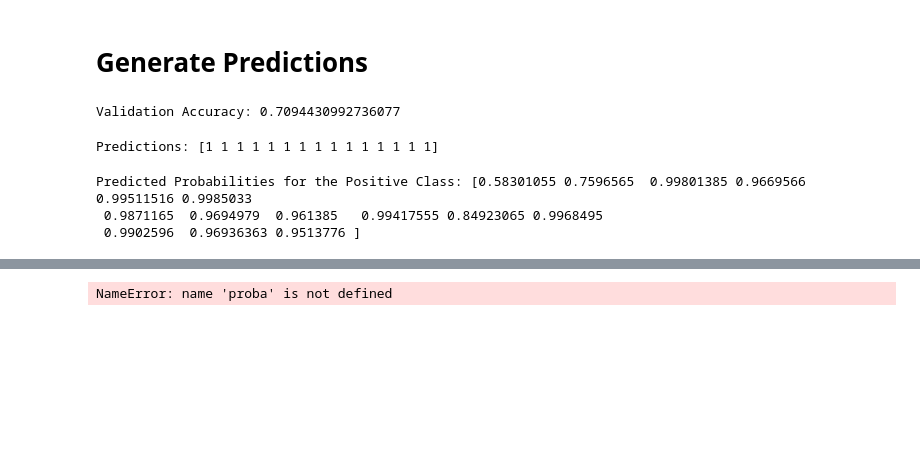
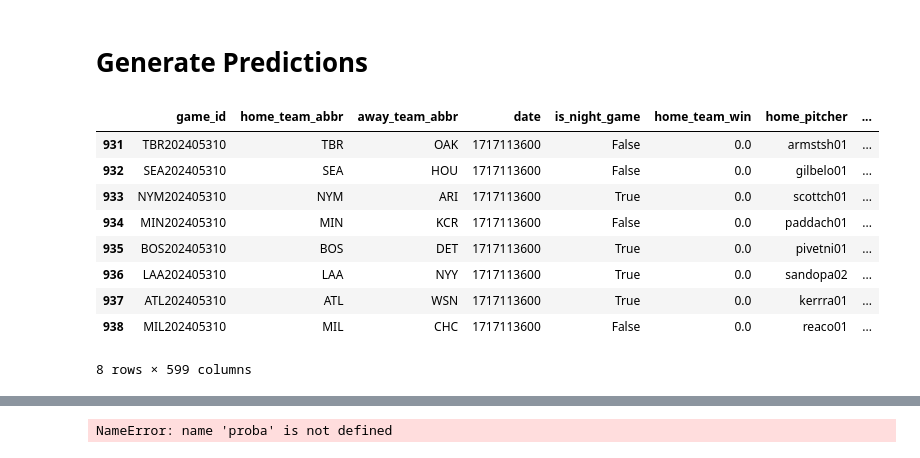
Before and after one commit to JarrettTo/SBAI_MLB, a Jupyter notebook: notebooks/predict.ipynb, the cells around one changed output, grey strips where cells are left out. Drawn from its saved outputs; the diff is of its cells as text; code cells hidden in the pictures; blank space fills up the shorter version.

```diff
--- a/notebooks/predict.ipynb
+++ b/notebooks/predict.ipynb
@@ -146,6 +149,6 @@ Index(['game_id', 'home_team_abbr', 'away_team_abbr', 'date', 'is_night_game',
 #### Rolling 10 Day Stats
 # %%
 b_stats = ['batting_avg','leverage_index_avg', 'onbase_perc', 'onbase_plus_slugging']
-df = features.add_10RA_rolling(batting, df, b_stats, True)
+df = features.add_10RA_rolling(batting, df, b_stats, True,'batting')
 print(df.columns)
 # %% [output]
@@ -176,5 +176,5 @@ pitching['BB_batters_faced'] = pitching['bb'] / pitching['batters_faced']
 
 # create rolling stat
 b_stats = ['earned_run_avg','SO_batters_faced','H_batters_faced','BB_batters_faced']
-df = features.add_10RA_rolling(pitching, df, b_stats, True)
+df = features.add_10RA_rolling(pitching, df, b_stats, True, 'team_pitching')
 # %% [output]
@@ -193,9 +198,10 @@ Name: team, Length: 1718, dtype: object
 # %%
+pitchers['earned_run_avg'] = pd.to_numeric(pitchers['earned_run_avg'], errors='coerce')
 pitchers['SO_batters_faced'] = pitchers['so'] / pitchers['batters_faced']
 pitchers['H_batters_faced'] = pitchers['h'] / pitchers['batters_faced']
 pitchers['BB_batters_faced'] = pitchers['bb'] / pitchers['batters_faced']
 
 # create rolling stat
 b_stats = ['earned_run_avg','SO_batters_faced','H_batters_faced','BB_batters_faced']
-df = features.add_10RA_rolling(pitchers, df, b_stats, False)
+df = features.add_10RA_rolling(pitchers, df, b_stats, False, 'pitcher')
 # %% [output]
@@ -311,3 +295,8 @@ Index(['game_id', 'home_team_abbr', 'away_team_abbr', 'date', 'is_night_game',
+# %%
+if 'away_pitcher' not in df.columns:
+    df['away_pitcher'] = 'Unknown'
+else:
+    df['away_pitcher'].fillna('Unknown', inplace=True)
 # %%
 df = features.add_season_rolling(pitchers, df, pitching_stats, False,'pitcher')
 df.shape
@@ -350,27 +325,0 @@ y_val_encoded = encoder.transform(y_val)
-# %%
-from sklearn.metrics import accuracy_score
-model = xgb.XGBClassifier(objective='binary:logistic', random_state=42)
-model.fit(X_train, y_train_encoded)
-
-# Evaluate the model
-y_pred = model.predict(X_val)
-print("Validation Accuracy:", accuracy_score(y_val_encoded, y_pred))
-# %% [output]
-Validation Accuracy: 0.7094430992736077
-# %%
-filtered_df = df[df['game_id'].isin(test_df['game_id'])]
-X_pred = filtered_df.drop(columns=[
-    'home_team_win', 'home_team_abbr', 'away_team_abbr', 'game_id',
-    'home_pitcher', 'away_pitcher', 'home_team_season', 'away_team_season'
-])
-y_pred = model.predict(X_pred)
-print("Predictions:", y_pred)
-# %% [output]
-Predictions: [1 1 1 1 1 1 1 1 1 1 1 1 1 1 1]
-# %%
-y_pred_proba = model.predict_proba(X_pred)
-print("Predicted Probabilities for the Positive Class:", y_pred_proba[:, 1])
-# %% [output]
-Predicted Probabilities for the Positive Class: [0.58301055 0.7596565  0.99801385 0.9669566  0.99511516 0.9985033
- 0.9871165  0.9694979  0.961385   0.99417555 0.84923065 0.9968495
- 0.9902596  0.96936363 0.9513776 ]
@@ -376,0 +342,13 @@ Predicted Probabilities for the Positive Class: [0.58301055 0.7596565  0.9980138
+# %%
+filtered_df
+# %% [output]
+|  | game_id | home_team_abbr | away_team_abbr | date | is_night_game | home_team_win | home_pitcher | ... |
+| 931 | TBR202405310 | TBR | OAK | 1717113600 | False | 0.0 | armstsh01 | ... |
+| 932 | SEA202405310 | SEA | HOU | 1717113600 | False | 0.0 | gilbelo01 | ... |
+| 933 | NYM202405310 | NYM | ARI | 1717113600 | True | 0.0 | scottch01 | ... |
+| 934 | MIN202405310 | MIN | KCR | 1717113600 | False | 0.0 | paddach01 | ... |
+| 935 | BOS202405310 | BOS | DET | 1717113600 | True | 0.0 | pivetni01 | ... |
+| 936 | LAA202405310 | LAA | NYY | 1717113600 | True | 0.0 | sandopa02 | ... |
+| 937 | ATL202405310 | ATL | WSN | 1717113600 | True | 0.0 | kerrra01 | ... |
+| 938 | MIL202405310 | MIL | CHC | 1717113600 | False | 0.0 | reaco01 | ... |
+8 rows × 599 columns
```
Also changed, not shown: parts of 38 cells of this notebook, 9 other files.
